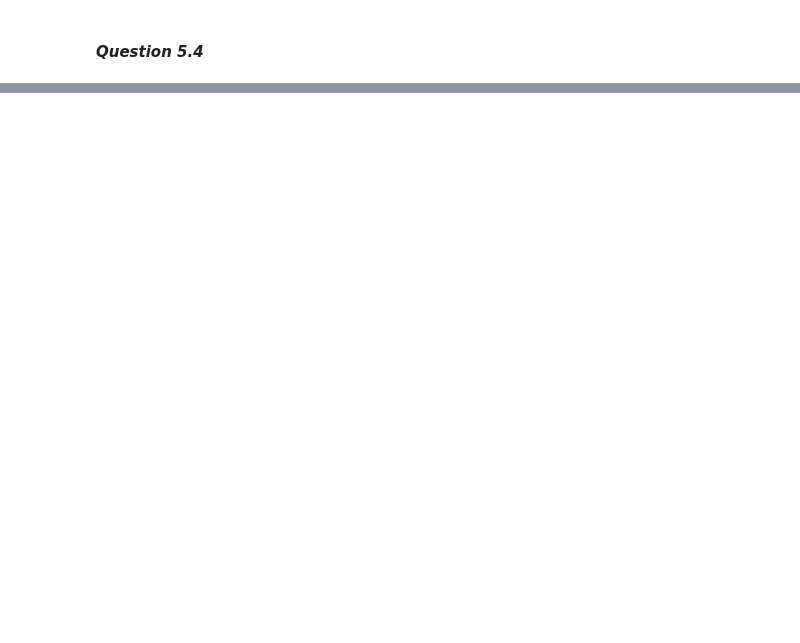
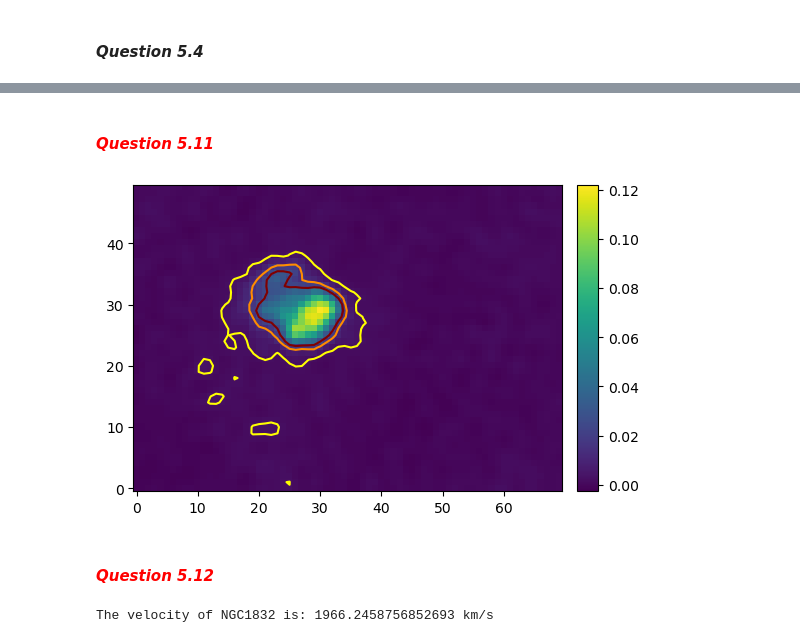
Before and after one commit to lklingens/PROGNUM-repo, a Jupyter notebook: Task5/sq_s6390366_w5.ipynb, the cells around one changed output, grey strips where cells are left out. Saved outputs shown, nothing was run; the diff lists cells and outputs as text; code cells hidden in the pictures; blank space fills up the shorter version.

```diff
--- a/Task5/sq_s6390366_w5.ipynb
+++ b/Task5/sq_s6390366_w5.ipynb
@@ -75,0 +265,59 @@ The contents of the new array y2 are: y2 = [  9.   9.   9.  36.   9.  36. 289.
+# %% [markdown]
+#### <span style="color:red"> *Question 5.11*
+# %%
+import numpy as np
+from matplotlib import pyplot as plt
+import imageio.v2 as imio
+from mpl_toolkits.axes_grid1 import make_axes_locatable
+
+data = np.loadtxt("ngc6946.txt")  # Get data from txt file as array
+data_shape = data.reshape(40, 50, 70)  # Reschape into (z, y, x) = (40, 50, 70)
+
+image = data_shape[0, :, :]  # Extract first plane for all x and y values
+
+# Calculate mean and standard deviation
+
+im_mean = np.mean(image)
+im_stdev = np.std(image)
+
+fig = plt.figure(figsize=(6,6))  # Set figure size
+frame = fig.add_subplot(1,1,1)
+plt.imshow(image, origin='lower')  # Plot image and lower axis
+
+# Scale the colorbar to the figure
+
+locate = make_axes_locatable(frame)
+bar = locate.append_axes("right", size="5%", pad=0.15)
+plt.colorbar(cax=bar)
+
+frame.contour(image, levels=[im_mean, im_mean+im_stdev, im_mean+(2*im_stdev)], colors=['yellow','darkorange','maroon'])  # Add contour
+
+plt.show()
+# %% [output]
+[figure, added]
+# %% [markdown]
+#### <span style="color:red"> *Question 5.12*
+# %%
+from scipy.constants import c  # in m/s
+
+class Galaxy:
+    """Class for redshift calculation of galaxies"""
+
+    caH_0 = 3968.5  # Calcium H line in rest frame
+    c_km = c/1000  # Speed of light in km/s
+
+    def __init__(self, name, calciumHline=caH_0):
+        self.name = name
+        self.caH = calciumHline
+    def redshift(self):
+        z = (self.caH - self.caH_0)/self.caH
+        return z
+    def velocity(self, z):
+        v = self.c_km*z  # With self, you can use self-defined variables (variables defined in the class)
+        return v
+
+galaxy_1 = Galaxy("NGC1832", 3994.7)
+
+print(f"The velocity of {galaxy_1.name} is: {galaxy_1.velocity(galaxy_1.redshift())} km/s")
+# %% [output]
+The velocity of NGC1832 is: 1966.2458756852693 km/s
```
Also changed, not shown: parts of 19 cells of this notebook, 9 other files.
